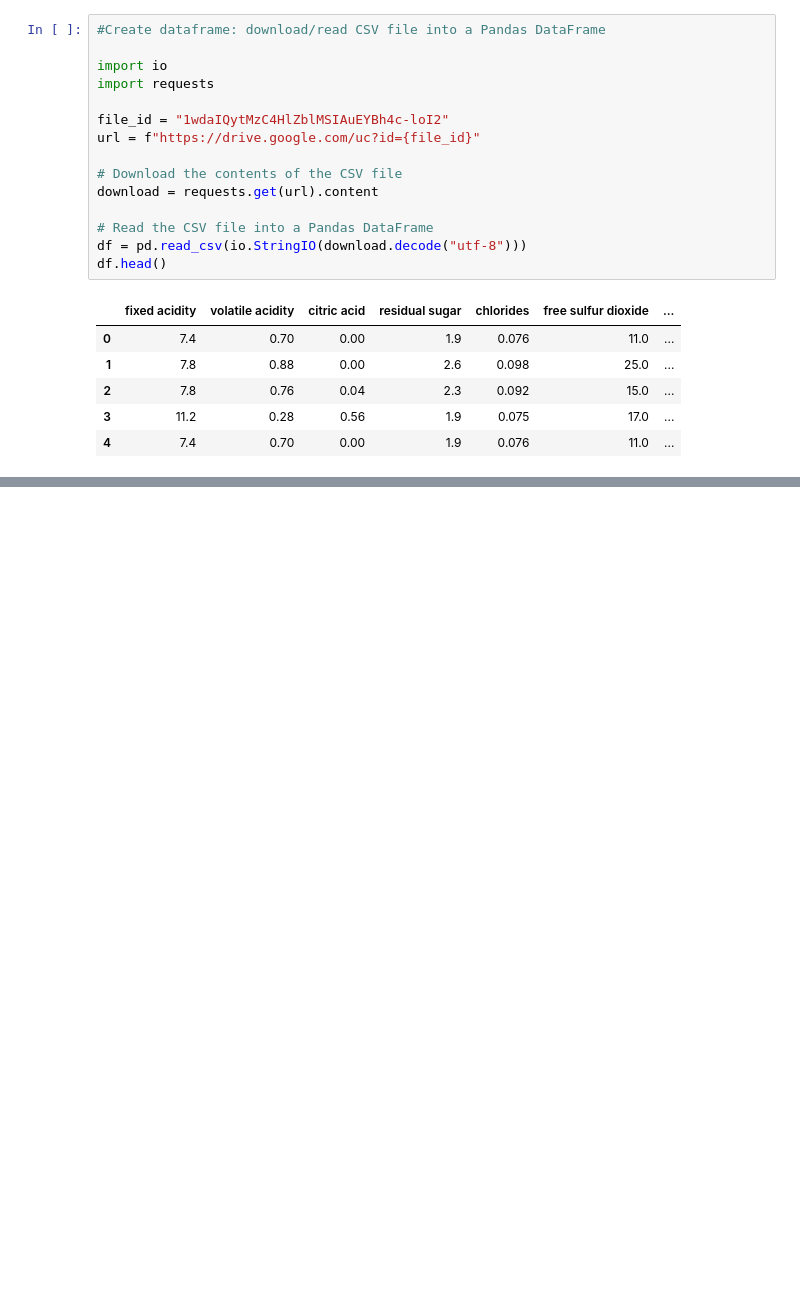
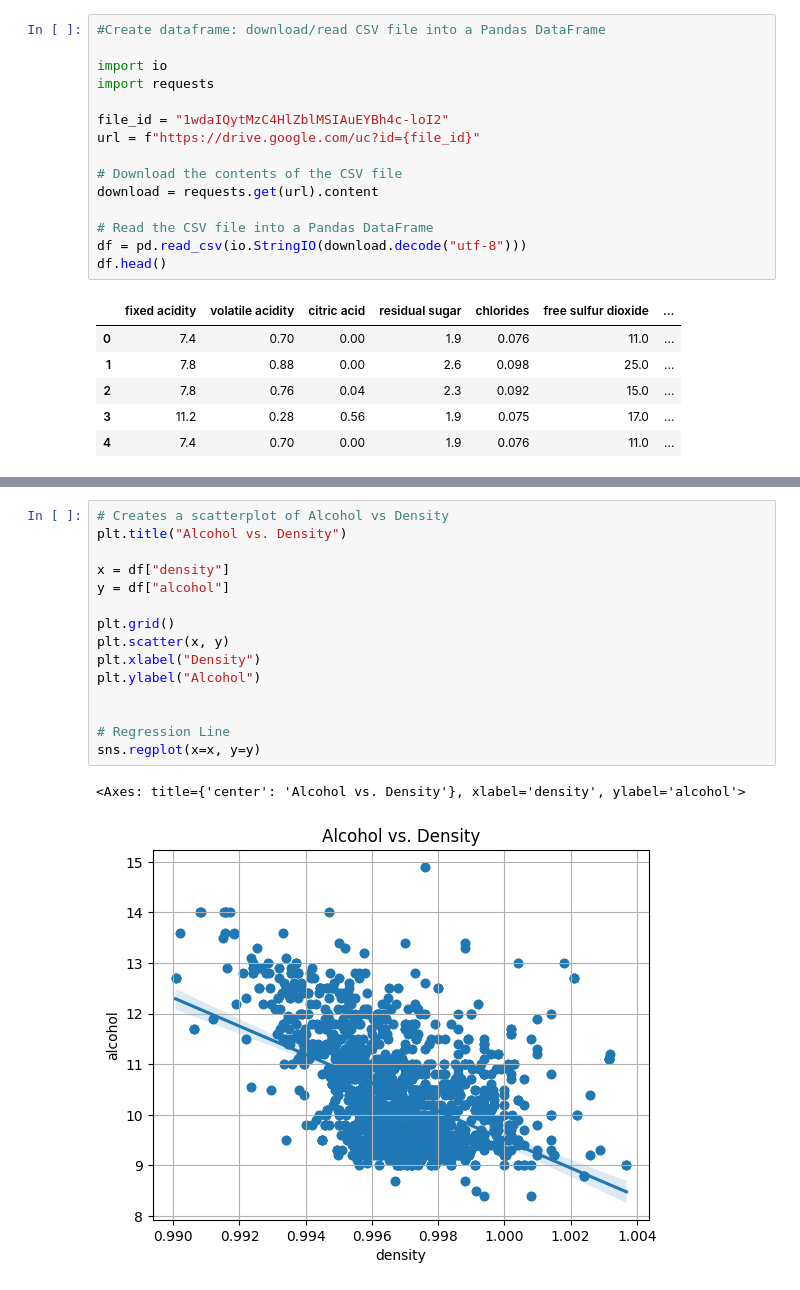
Before and after one commit to apark47/Red-Wine-Quality, a Jupyter notebook: main.ipynb, the cells around one changed output, grey strips where cells are left out. Cells and saved outputs as stored; diff of their text form; blank space fills up the shorter version.

```diff
--- a/main.ipynb
+++ b/main.ipynb
@@ -54 +62,19 @@ df.head()
+# %%
+# Creates a scatterplot of Alcohol vs Density
+plt.title("Alcohol vs. Density")
+
+x = df["density"]
+y = df["alcohol"]
+
+plt.grid()
+plt.scatter(x, y)
+plt.xlabel("Density")
+plt.ylabel("Alcohol")
+
+
+# Regression Line
+sns.regplot(x=x, y=y)
+# %% [output]
+<Axes: title={'center': 'Alcohol vs. Density'}, xlabel='density', ylabel='alcohol'>
+[figure, added]
 # %%
```
Also changed, not shown: parts of 7 cells of this notebook.
